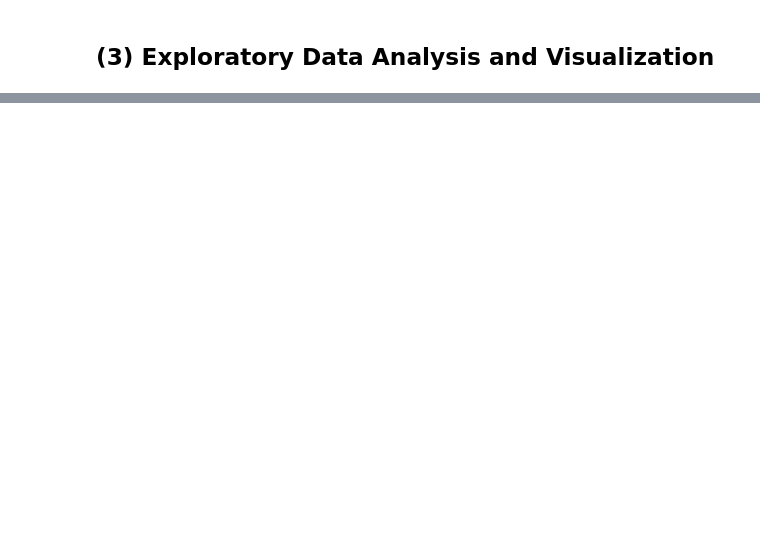
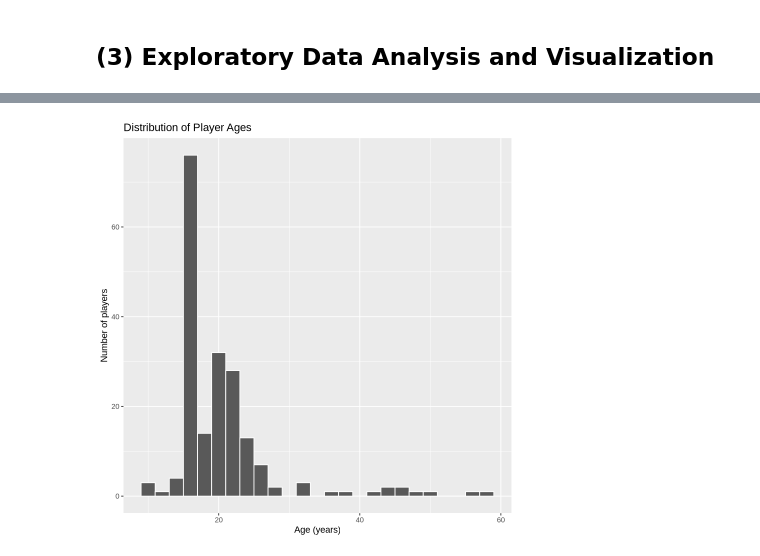
Before and after one commit to cabbafruit/dsci-project, a Jupyter notebook: Project Proposal.ipynb, the cells around one changed output, grey strips where cells are left out. Drawn from its saved outputs; the diff is of its cells as text; code cells hidden in the pictures; blank space fills up the shorter version.

```diff
--- a/Project Proposal.ipynb
+++ b/Project Proposal.ipynb
@@ -110,2 +110,7 @@ This can provide useful information about player engagement and help guide marke
 # %% [markdown]
 ## (3) Exploratory Data Analysis and Visualization
+# %%
+library(tidyverse)
+
+players <- read_csv("data/players.csv")
+sessions <- read_csv("data/sessions.csv")
@@ -111,0 +135,5 @@ This can provide useful information about player engagement and help guide marke
+# %%
+players_tidy <- players |>
+  select(hashedEmail, Age, played_hours, experience, gender, subscribe)
+
+head(players_tidy)
@@ -111,0 +162,8 @@ This can provide useful information about player engagement and help guide marke
+# %%
+player_visualization <- players_tidy |> ggplot(aes(x = Age)) +
+geom_histogram(binwidth = 2, color = "white", na.rm = TRUE) +
+labs( title = "Distribution of Player Ages", x = "Age (years)", y = "Number of players")
+
+player_visualization
+# %% [output]
+[figure, added]
```
Also changed, not shown: parts of 8 cells of this notebook, 2 other files.
